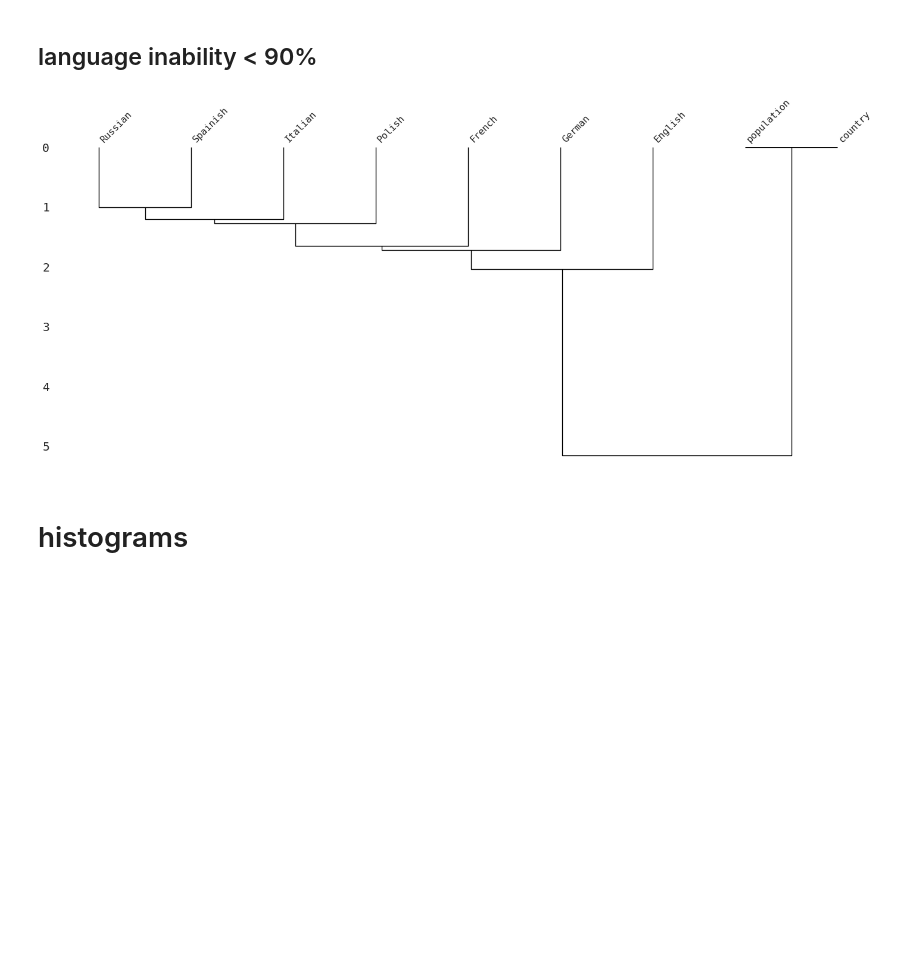
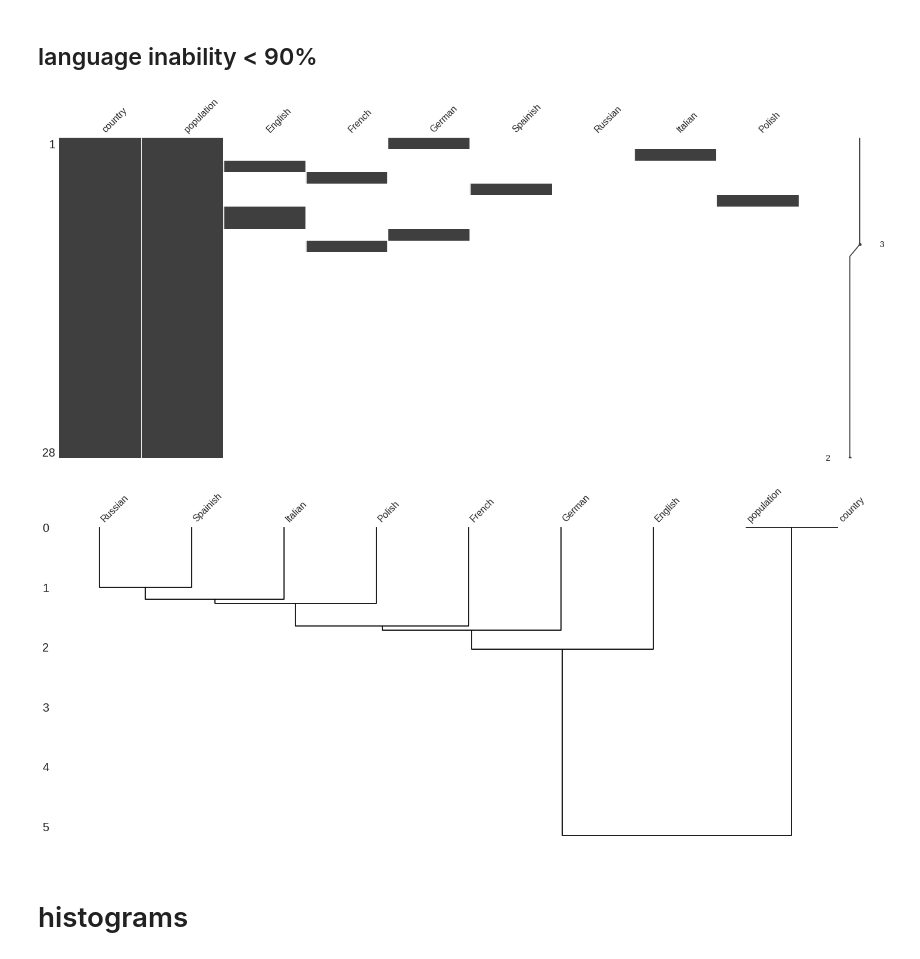
Before and after one commit to wdbm/languages, a Jupyter notebook: data.ipynb, the cells around one changed output. Cells and saved outputs as stored; diff of their text form; code cells hidden in the pictures; blank space fills up the shorter version.

Commit message:
add nullity matrix for language inability < 90%

```diff
--- a/data.ipynb
+++ b/data.ipynb
@@ -108,12 +108,14 @@ missingno.dendrogram(data)
 # %%
 data = pd.read_csv("data.csv", delimiter = ",")
 
 # replace all < 90% abilities with null
 data[data.drop("population", axis = 1) < 90] = np.nan
 
+missingno.matrix(missingno.nullity_sort(data, sort = "descending"))
 missingno.dendrogram(data)
 # %% [output]
-[figure, old version]
+[figure, new version]
+[figure, added]
 # %% [markdown]
 # histograms
 # %%
```
Also changed, not shown: parts of 6 cells of this notebook, 1 other file.
